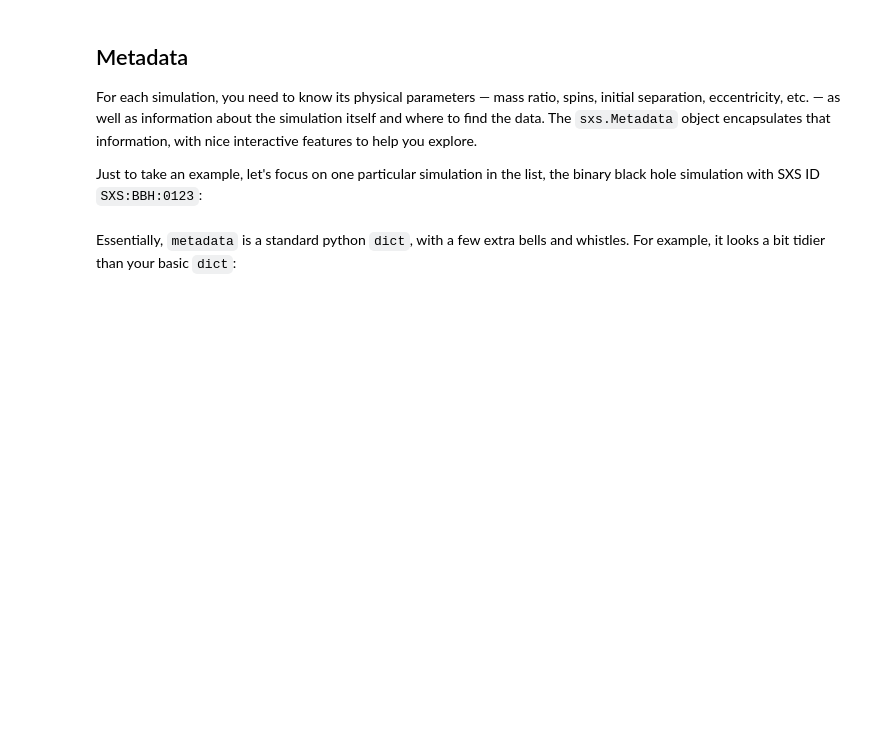
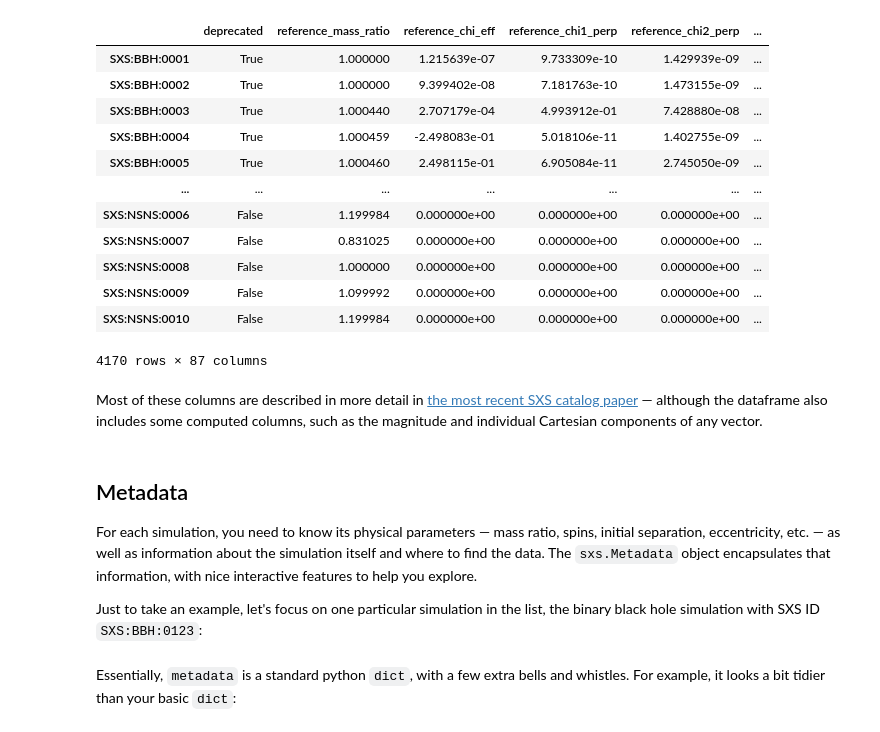
Before and after one commit to sxs-collaboration/sxs, a Jupyter notebook: docs/tutorials/01-Simulations_and_Metadata.ipynb, the cells around one changed output. Saved outputs shown, nothing was run; the diff lists cells and outputs as text; code cells hidden in the pictures; blank space fills up the shorter version.

```diff
--- a/docs/tutorials/01-Simulations_and_Metadata.ipynb
+++ b/docs/tutorials/01-Simulations_and_Metadata.ipynb
@@ -13,4 +19,4 @@ To begin, we load the `Simulations` object with the `sxs.load` function:
 # %%
 import sxs
 
-simulations = sxs.load("simulations")
+df = sxs.load("dataframe", tag="3.0.0")
@@ -36,3 +31,21 @@ The values in this `dict` are essentially also `dict`s with metadata about the s
+# %%
+df
+# %% [output]
+|  | deprecated | reference_mass_ratio | reference_chi_eff | reference_chi1_perp | reference_chi2_perp | ... |
+| SXS:BBH:0001 | True | 1.000000 | 1.215639e-07 | 9.733309e-10 | 1.429939e-09 | ... |
+| SXS:BBH:0002 | True | 1.000000 | 9.399402e-08 | 7.181763e-10 | 1.473155e-09 | ... |
+| SXS:BBH:0003 | True | 1.000440 | 2.707179e-04 | 4.993912e-01 | 7.428880e-08 | ... |
+| SXS:BBH:0004 | True | 1.000459 | -2.498083e-01 | 5.018106e-11 | 1.402755e-09 | ... |
+| SXS:BBH:0005 | True | 1.000460 | 2.498115e-01 | 6.905084e-11 | 2.745050e-09 | ... |
+| ... | ... | ... | ... | ... | ... | ... |
+| SXS:NSNS:0006 | False | 1.199984 | 0.000000e+00 | 0.000000e+00 | 0.000000e+00 | ... |
+| SXS:NSNS:0007 | False | 0.831025 | 0.000000e+00 | 0.000000e+00 | 0.000000e+00 | ... |
+| SXS:NSNS:0008 | False | 1.000000 | 0.000000e+00 | 0.000000e+00 | 0.000000e+00 | ... |
+| SXS:NSNS:0009 | False | 1.099992 | 0.000000e+00 | 0.000000e+00 | 0.000000e+00 | ... |
+| SXS:NSNS:0010 | False | 1.199984 | 0.000000e+00 | 0.000000e+00 | 0.000000e+00 | ... |
+4170 rows × 87 columns
+# %% [markdown]
+Most of these columns are described in more detail in [the most recent SXS catalog paper](https://doi.org/10.26138/sxscatalog3) — although the dataframe also includes some computed columns, such as the magnitude and individual Cartesian components of any vector.
 # %% [markdown]
 ## Metadata
 
```
Also changed, not shown: parts of 9 cells of this notebook, 6 other files.
